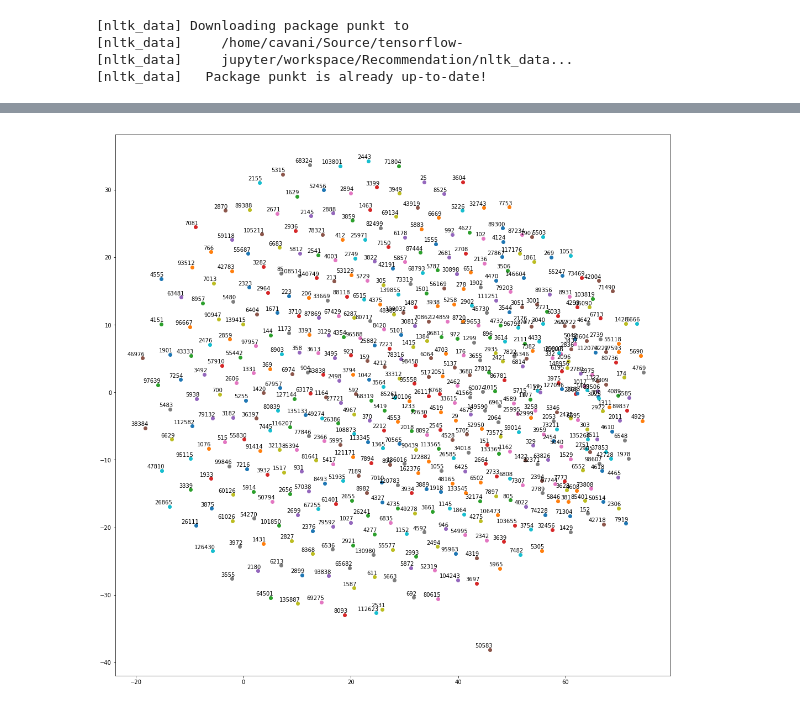
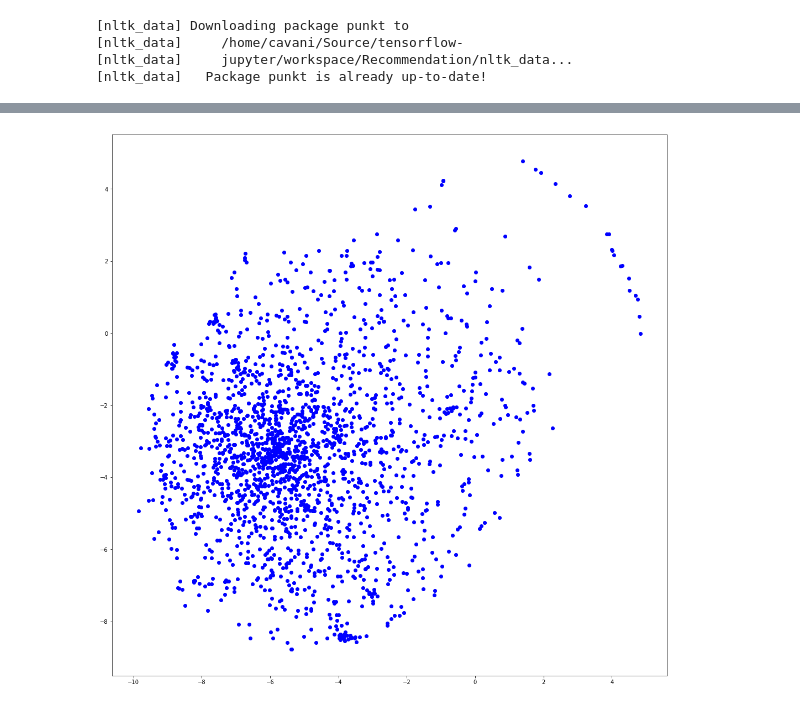
Before and after one commit to cirocavani/tensorflow-jupyter, a Jupyter notebook: workspace/Recommendation/paragraph2vec.ipynb, the cells around one changed output, grey strips where cells are left out. Saved outputs shown, nothing was run; the diff lists cells and outputs as text; code cells hidden in the pictures.

```diff
--- a/workspace/Recommendation/paragraph2vec.ipynb
+++ b/workspace/Recommendation/paragraph2vec.ipynb
@@ -17,12 +17,17 @@ https://www.tensorflow.org/tutorials/word2vec
 import csv
 
 items = dict() # dict of id -> text (words)
+ignored = list()
 
 with open('movielens/ml-latest-small/plots.csv', newline='') as f:
     reader = csv.reader(f)
     next(reader) # skip header
     for movie_id, movie_plot in reader:
+        if movie_plot == 'N/A':
+            ignored.append(movie_id)
+            continue
         items[movie_id] = movie_plot
 
-len(items)
+print('Number of movies: {:,d}'.format(len(items)))
+print('Number of N/A: {:,d}'.format(len(ignored)))
 # %% [output]
@@ -540,9 +576,10 @@ doc_trainer = Doc2vecTrainer(
     skip_window = 2,       # How many words to consider left and right.
     num_skips = 2,         # How many times to reuse an input to generate a label.
     embedding_size = 200,  # Dimension of the embedding vector.
-    num_sampled = 100)     # Number of negative examples to sample.
+    num_sampled = 100,     # Number of negative examples to sample.
+    learning_rate = 0.2)   # Initial learning rate.
 
-docs_embeddings = doc_trainer.train(num_epochs=25)
+docs_embeddings = doc_trainer.train(num_epochs=25, delay_lr_decay=8)
 # %% [output]
 Initialized.
 
@@ -563,0 +601,8 @@ Wall time: 2h 7min 16s
+# %%
+%%time
+
+from sklearn.manifold import TSNE
+
+tsne = TSNE(perplexity=30, n_components=2, init='pca', n_iter=5000)
+low_dim_embs = tsne.fit_transform(docs_embeddings)
+labels = list(train_corpus.document_from_idx[i] for i in range(docs_embeddings.shape[0]))
@@ -564,26 +612,23 @@ Wall time: 2h 7min 16s
 # %%
 %matplotlib inline
 
-from sklearn.manifold import TSNE
 import matplotlib.pyplot as plt
 
-tsne = TSNE(perplexity=30, n_components=2, init='pca', n_iter=5000)
-plot_only = 500
-low_dim_embs = tsne.fit_transform(docs_embeddings[:plot_only,:])
-labels = list(train_corpus.document_from_idx[i] for i in range(plot_only))
+points = np.random.choice(len(labels), 2000, replace=False)
 
 plt.figure(figsize=(18, 18))  #in inches
-for i, label in enumerate(labels):
+for i in points:
     x, y = low_dim_embs[i,:]
-    plt.scatter(x, y)
-    plt.annotate(
-        label,
-        xy=(x, y),
-        xytext=(5, 2),
-        textcoords='offset points',
-        ha='right',
-        va='bottom')
+    plt.scatter(x, y, color='b')
+    #label = labels[i]
+    #plt.annotate(
+    #    label,
+    #    xy=(x, y),
+    #    xytext=(5, 2),
+    #    textcoords='offset points',
+    #    ha='right',
+    #    va='bottom')
 
 plt.show()
 # %% [output]
-[figure, old version]
+[figure, new version]
```
Also changed, not shown: parts of 8 cells of this notebook.
